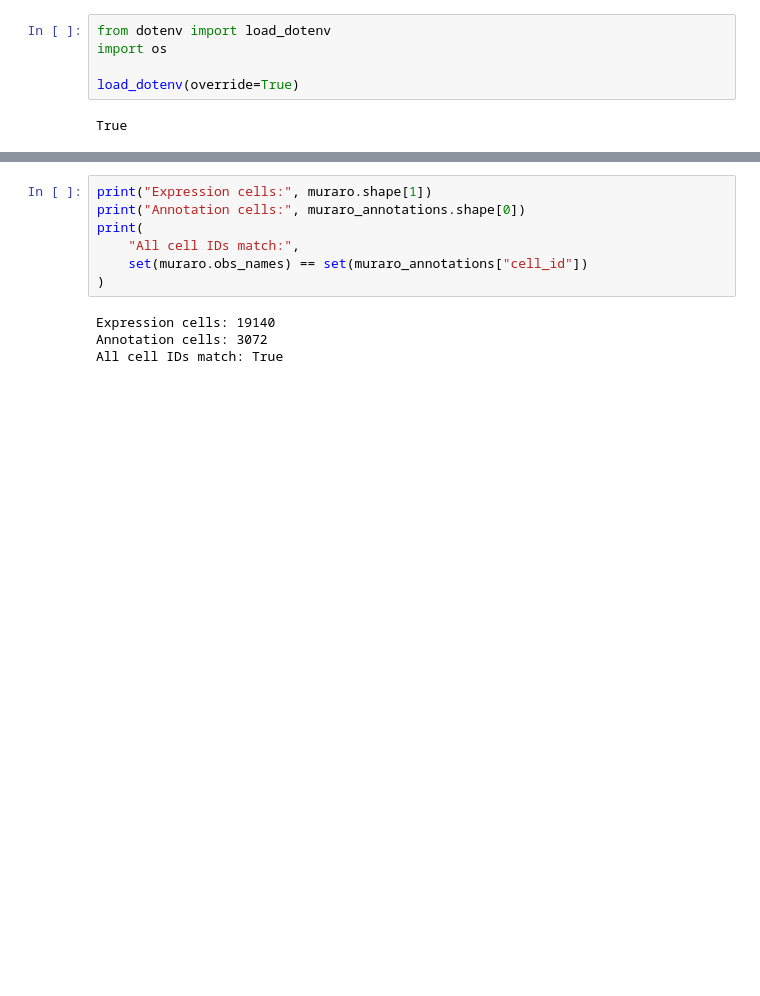
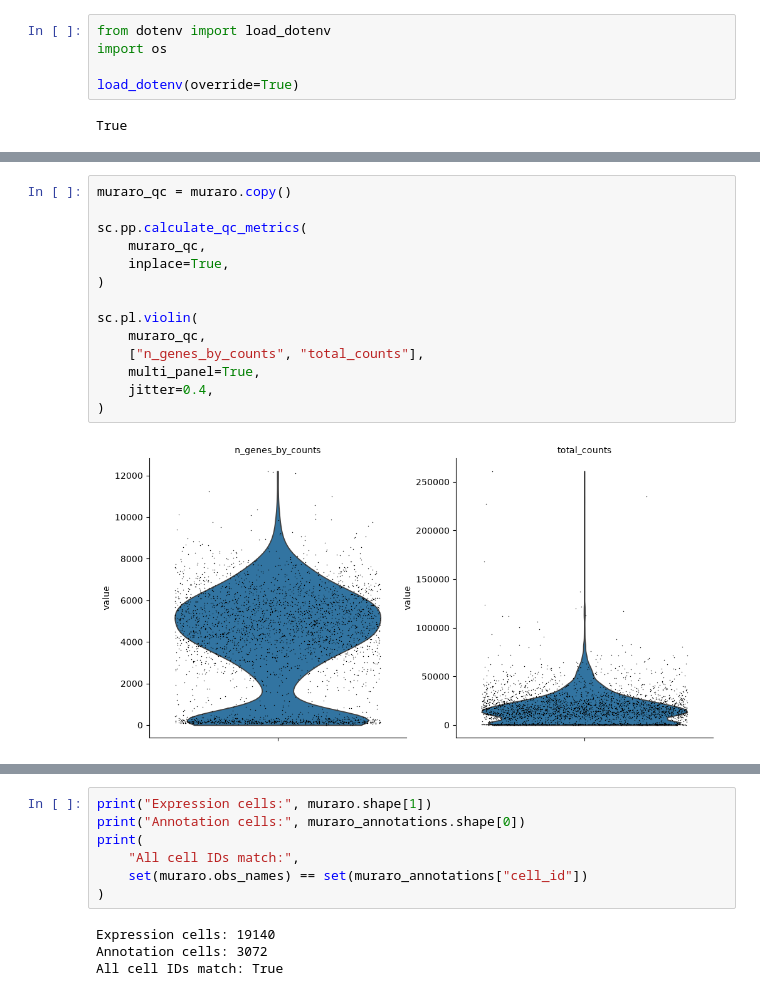
Before and after one commit to Lolarh/Agentic_Omics_Thesis, a Jupyter notebook: muraro_wt_biology.ipynb, the cells around one changed output, grey strips where cells are left out. Cells and saved outputs as stored; diff of their text form; blank space fills up the shorter version.

Commit message:
Make Muraro analysis reproducible

```diff
--- a/muraro_wt_biology.ipynb
+++ b/muraro_wt_biology.ipynb
@@ -124,0 +81,16 @@ Finished Muraro preprocessing.
+# %%
+muraro_qc = muraro.copy()
+
+sc.pp.calculate_qc_metrics(
+    muraro_qc,
+    inplace=True,
+)
+
+sc.pl.violin(
+    muraro_qc,
+    ["n_genes_by_counts", "total_counts"],
+    multi_panel=True,
+    jitter=0.4,
+)
+# %% [output]
+[figure, added]
```
Also changed, not shown: parts of 23 cells of this notebook, 7 other files.
